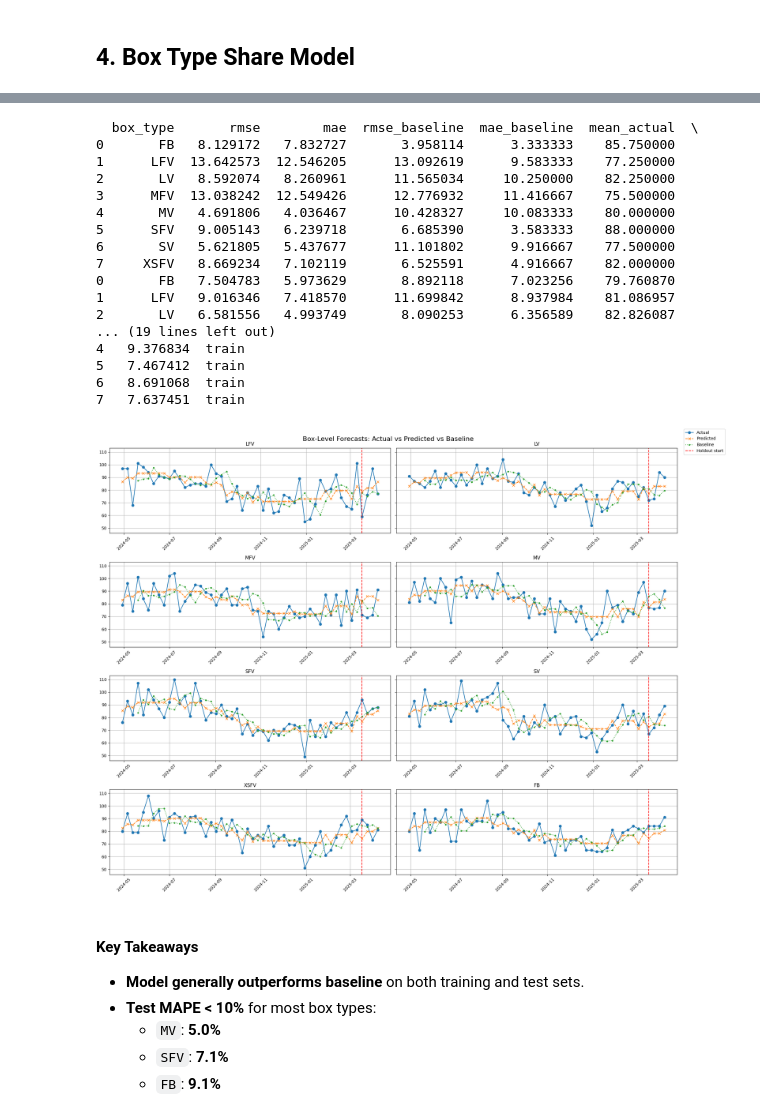
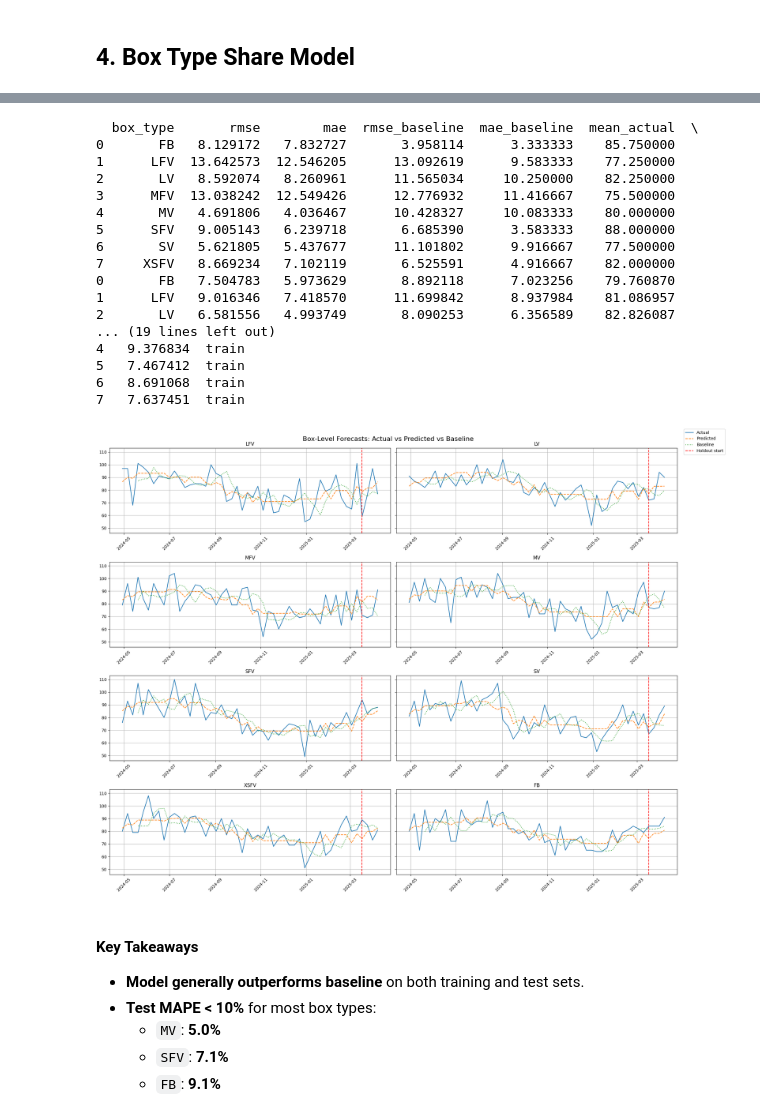
Before and after one commit to TheNerdyCat/ml-oddbox-forecasting, a Jupyter notebook: notebooks/02_model_dev.ipynb, the cells around one changed output, grey strips where cells are left out. Saved outputs shown, nothing was run; the diff lists cells and outputs as text; code cells hidden in the pictures.

```diff
--- a/notebooks/02_model_dev.ipynb
+++ b/notebooks/02_model_dev.ipynb
@@ -408,39 +408,39 @@ axes = axes.flatten()
 for i, box in enumerate(config.BOX_TYPES):
     df_box = df_preds_all[df_preds_all["box_type"] == box]
     ax = axes[i]
-    ax.plot(df_box["week"], df_box["box_orders"], label="Actual", marker="o")
-    ax.plot(df_box["week"], df_box["predicted_box_orders"], label="Predicted", marker="x", linestyle="--")
-    ax.plot(df_box["week"], df_box["rolling_baseline"], label="Baseline", marker=".", linestyle=":")
+    ax.plot(df_box["week"], df_box["box_orders"], label="Actual")
+    ax.plot(df_box["week"], df_box["predicted_box_orders"], label="Predicted", linestyle="--")
+    ax.plot(df_box["week"], df_box["rolling_baseline"], label="Baseline", linestyle=":")
     ax.axvline(holdout_weeks.min(), color="red", linestyle="--", label="Holdout start" if i == 0 else None)
     ax.set_title(box)
     ax.tick_params(axis="x", rotation=45)
     ax.grid(True)
 
 fig.suptitle("Box-Level Forecasts: Actual vs Predicted vs Baseline", fontsize=16)
 # Extract legend handles from the first subplot only
 handles, labels = axes[0].get_legend_handles_labels()
 fig.legend(handles, labels, loc="upper left", bbox_to_anchor=(1, 1))
 plt.tight_layout()
 plt.show()
 # %% [output]
   box_type       rmse        mae  rmse_baseline  mae_baseline  mean_actual  \
 0       FB   8.129172   7.832727       3.958114      3.333333    85.750000
 1      LFV  13.642573  12.546205      13.092619      9.583333    77.250000
 2       LV   8.592074   8.260961      11.565034     10.250000    82.250000
 3      MFV  13.038242  12.549426      12.776932     11.416667    75.500000
 4       MV   4.691806   4.036467      10.428327     10.083333    80.000000
 5      SFV   9.005143   6.239718       6.685390      3.583333    88.000000
 6       SV   5.621805   5.437677      11.101802      9.916667    77.500000
 7     XSFV   8.669234   7.102119       6.525591      4.916667    82.000000
 0       FB   7.504783   5.973629       8.892118      7.023256    79.760870
 1      LFV   9.016346   7.418570      11.699842      8.937984    81.086957
 2       LV   6.581556   4.993749       8.090253      6.356589    82.826087
 ... (19 lines left out)
 4   9.376834  train
 5   7.467412  train
 6   8.691068  train
 7   7.637451  train
-[figure, old version]
+[figure, new version]
 # %% [markdown]
 #### Key Takeaways
 
```
Also changed, not shown: parts of 7 cells of this notebook.
